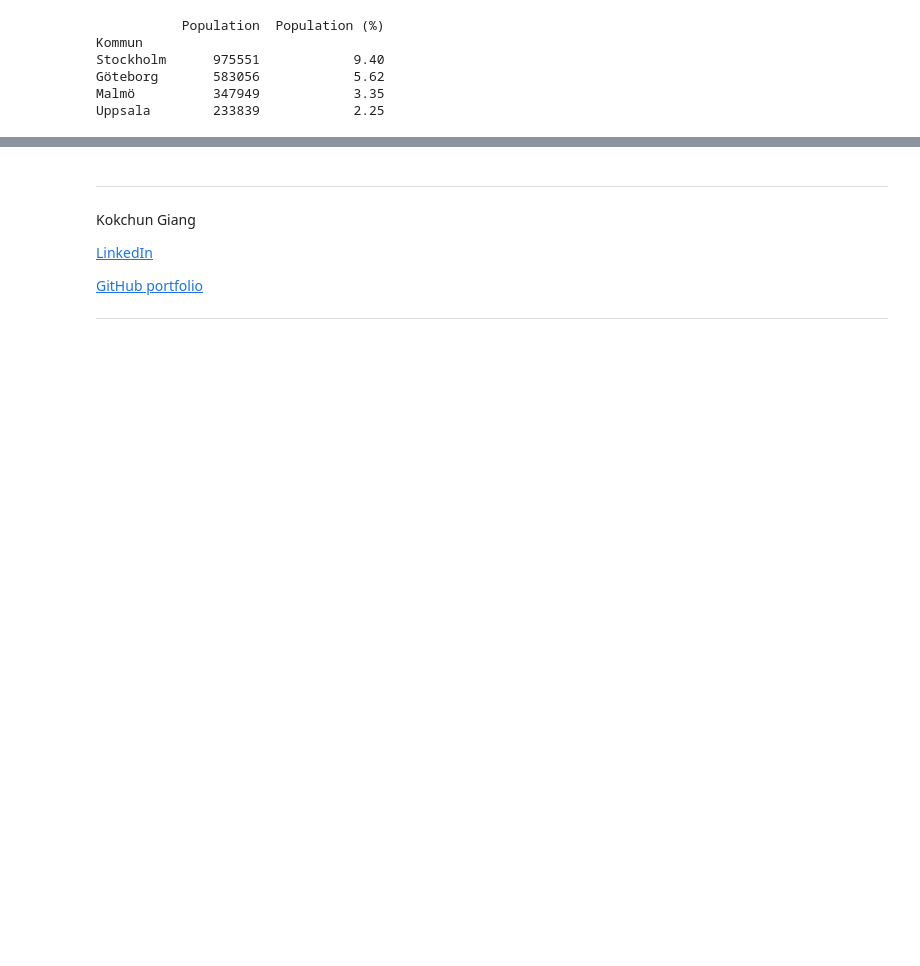
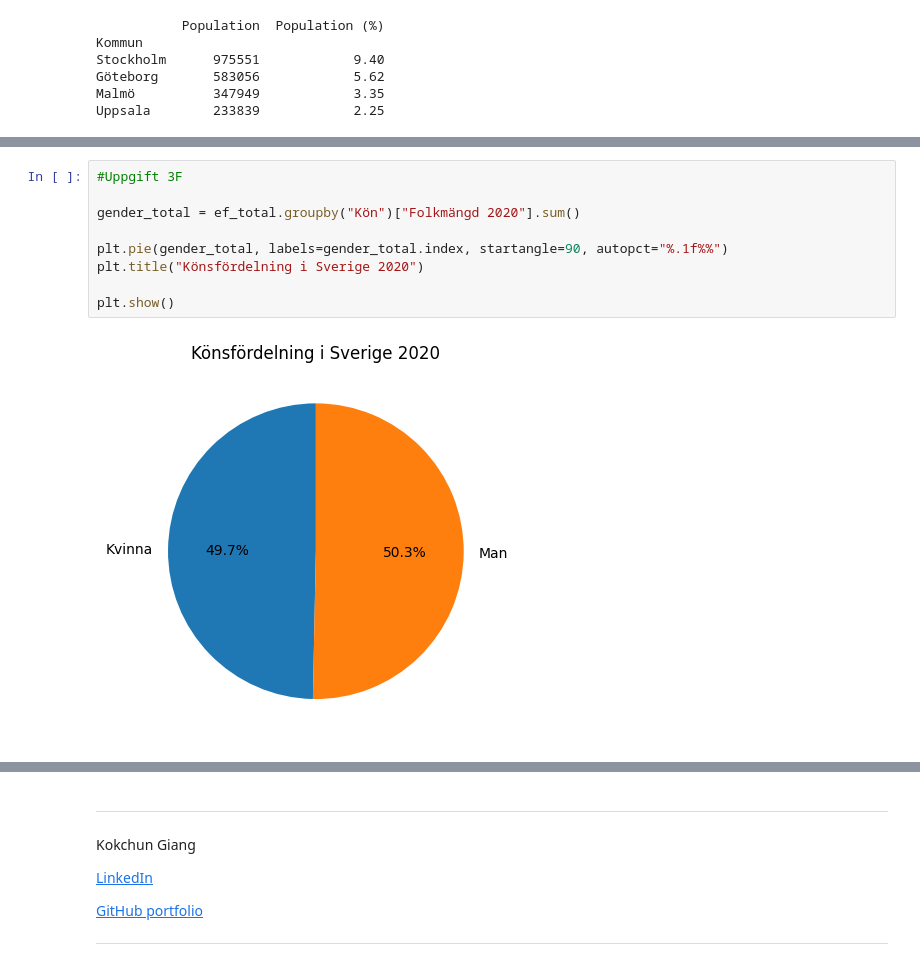
Before and after one commit to Adamhedlund/Databehandling-Adam-Hedlund, a Jupyter notebook: Exercises/E00_pandas_basic_syntax.ipynb, the cells around one changed output, grey strips where cells are left out. Saved outputs shown, nothing was run; the diff lists cells and outputs as text; blank space fills up the shorter version.

```diff
--- a/Exercises/E00_pandas_basic_syntax.ipynb
+++ b/Exercises/E00_pandas_basic_syntax.ipynb
@@ -468,0 +574,11 @@ h)
+# %%
+#Uppgift 3F
+
+gender_total = ef_total.groupby("Kön")["Folkmängd 2020"].sum()
+
+plt.pie(gender_total, labels=gender_total.index, startangle=90, autopct="%.1f%%")
+plt.title("Könsfördelning i Sverige 2020")
+
+plt.show()
+# %% [output]
+[figure, added]
```
Also changed, not shown: parts of 13 cells of this notebook.
